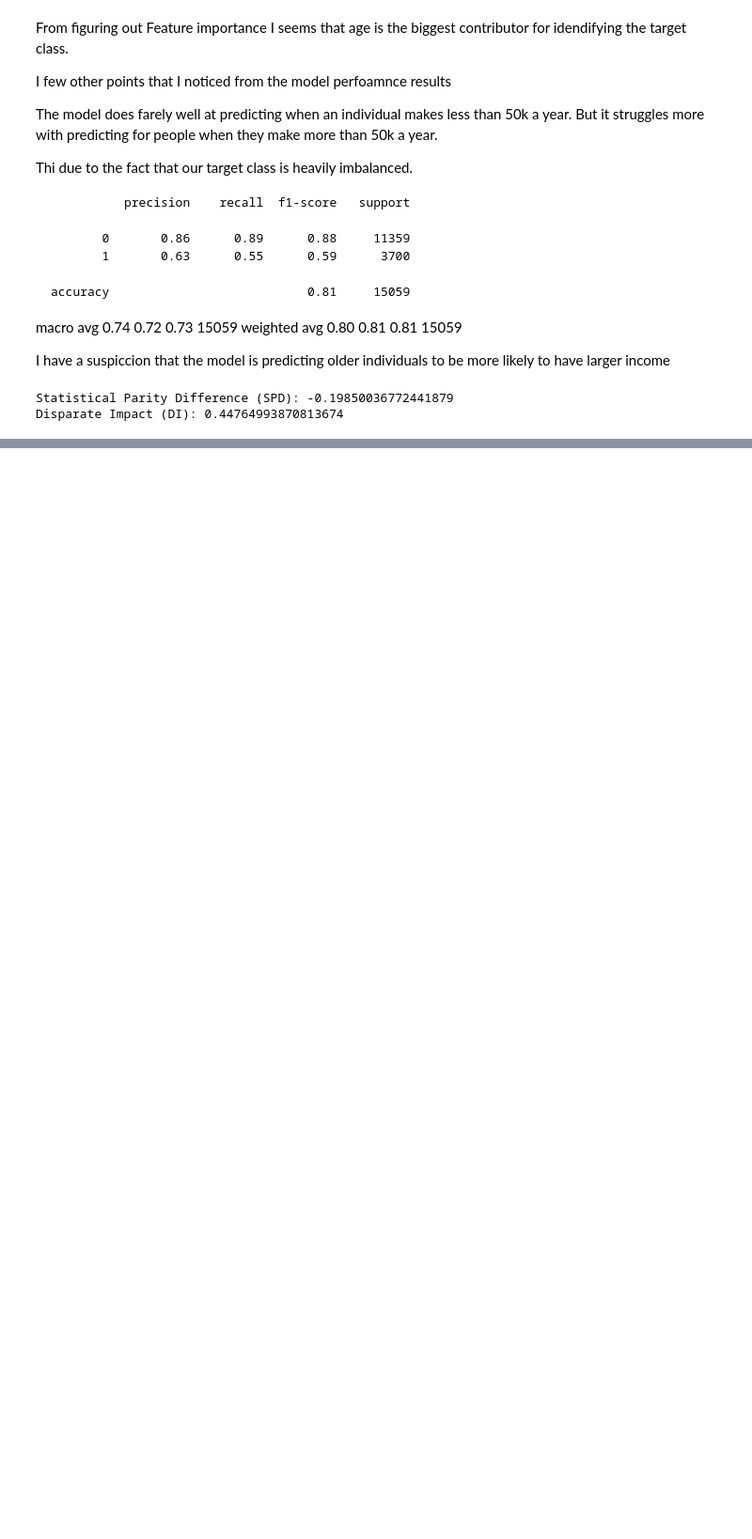
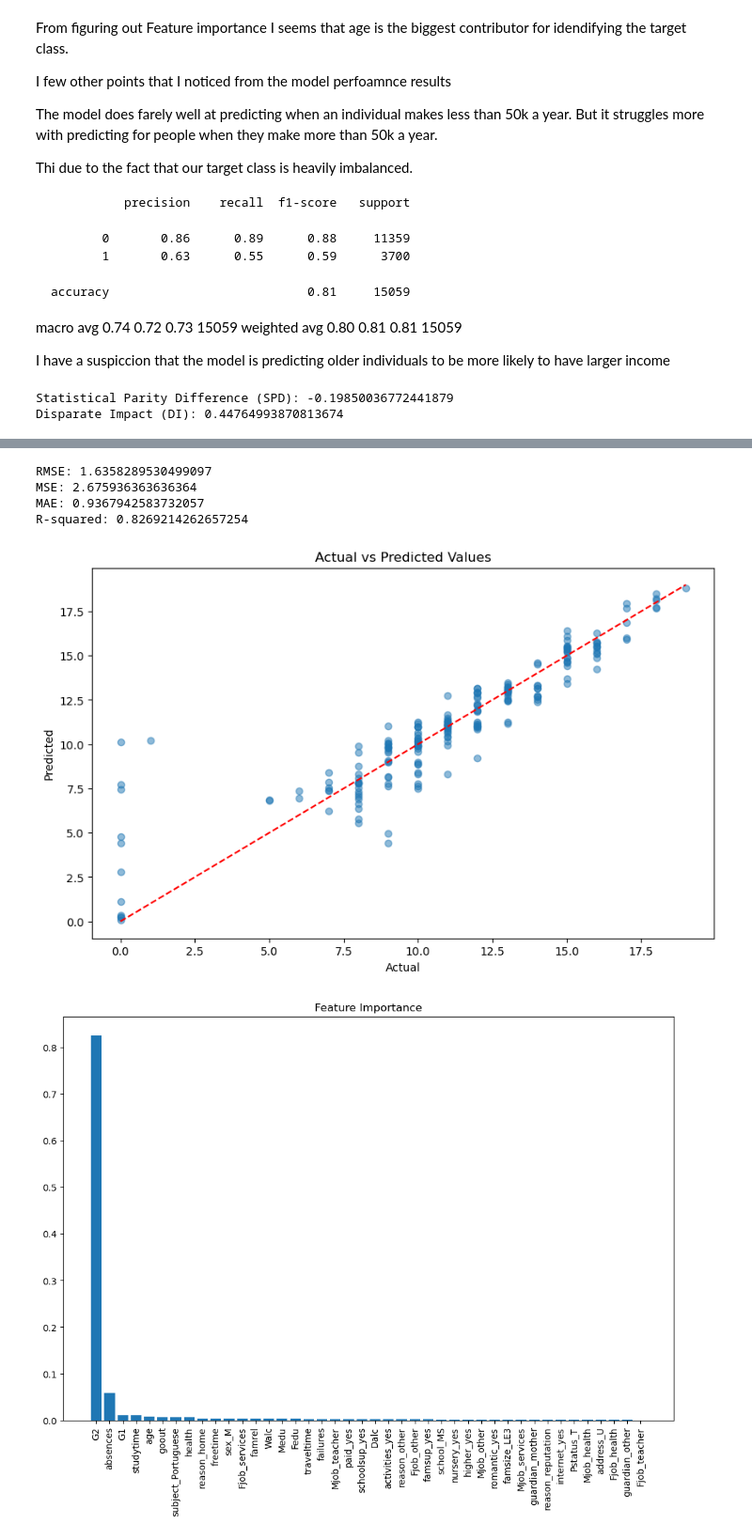
Before and after one commit to ramosv/Removing-Bias-from-ML-Models, a Jupyter notebook: vicente_ramos_semester_project.ipynb, the cells around one changed output, grey strips where cells are left out. Shown at 94% size. Drawn from its saved outputs; the diff is of its cells as text; code cells hidden in the pictures; blank space fills up the shorter version.

```diff
--- a/vicente_ramos_semester_project.ipynb
+++ b/vicente_ramos_semester_project.ipynb
@@ -358,0 +694,65 @@ Disparate Impact (DI): 0.44764993870813674
+# %%
+# Now we will combine the two datasets but first we need to add a column to each dataset to identify the subject
+student_math['subject'] = 'Math'
+student_portuguese['subject'] = 'Portuguese'
+
+# Using a range to create a unique student id for each student
+student_math['student_id'] = range(1, len(student_math) + 1)
+student_portuguese['student_id'] = range(len(student_math) + 1, len(student_math) + len(student_portuguese) + 1)
+
+# FInally we combine the two datasets
+combined_students = pd.concat([student_math, student_portuguese], ignore_index=True)
+
+# Once combined we can encode the categorical variables using one hot encoding or get_dummies in pandas
+combined_students_encoded = pd.get_dummies(combined_students, drop_first=True)
+
+# defening the target and features with x and y
+X = combined_students_encoded.drop(['G3', 'student_id'], axis=1)
+y = combined_students_encoded['G3']
+
+# Split then train the model using random forest regressor since we are predicting a continous variable
+X_train, X_test, y_train, y_test = train_test_split(X, y, test_size=0.2, random_state=42)
+model = RandomForestRegressor(n_estimators=100, random_state=42)
+model.fit(X_train, y_train)
+
+# veriable to store the predictions
+y_pred = model.predict(X_test)
+
+# FInally we can calculate the metrics
+rmse = mean_squared_error(y_test, y_pred, squared=False)
+mse = mean_squared_error(y_test, y_pred)
+mae = mean_absolute_error(y_test, y_pred)
+r2 = r2_score(y_test, y_pred)
+
+print(f'RMSE: {rmse}')
+print(f'MSE: {mse}')
+print(f'MAE: {mae}')
+print(f'R-squared: {r2}')
+# %% [output]
+RMSE: 1.6358289530499097
+MSE: 2.675936363636364
+MAE: 0.9367942583732057
+R-squared: 0.8269214262657254
+# %%
+
+# Ill also plot the actual vs predicted values
+plt.figure(figsize=(10, 6))
+plt.scatter(y_test, y_pred, alpha=0.5)
+plt.xlabel('Actual')
+plt.ylabel('Predicted')
+plt.title('Actual vs Predicted Values')
+plt.plot([min(y_test), max(y_test)], [min(y_test), max(y_test)], color='red', linestyle='--')
+plt.show()
+
+# Followed by the feature importance and a graph to visualize it
+importances = model.feature_importances_
+features = X.columns
+indices = np.argsort(importances)[::-1]
+plt.figure(figsize=(12, 8))
+plt.title('Feature Importance')
+plt.bar(range(X.shape[1]), importances[indices], align='center')
+plt.xticks(range(X.shape[1]), [features[i] for i in indices], rotation=90)
+plt.show()
+# %% [output]
+[figure, added]
+[figure, added]
```
Also changed, not shown: parts of 26 cells of this notebook, 8 other files.
